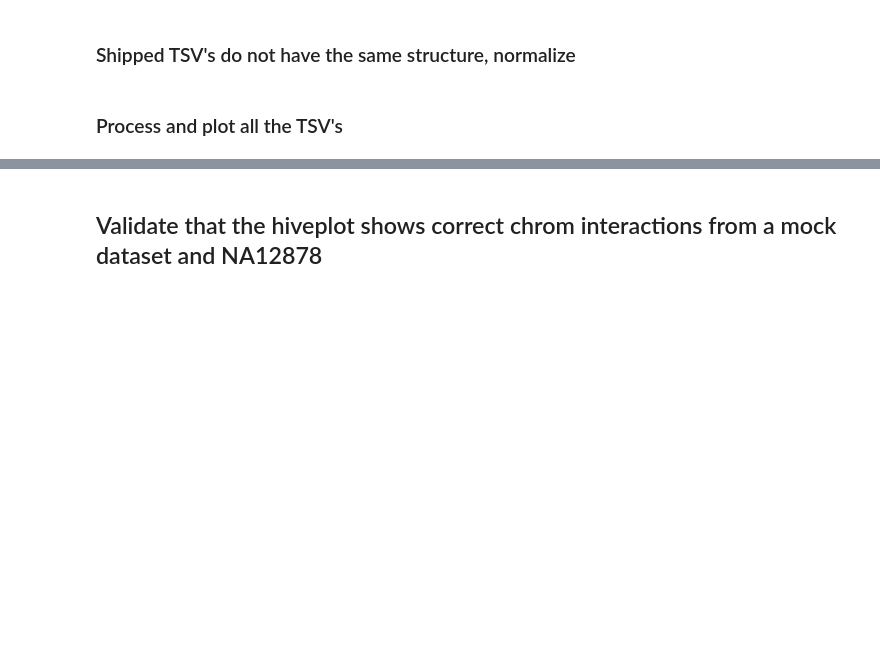
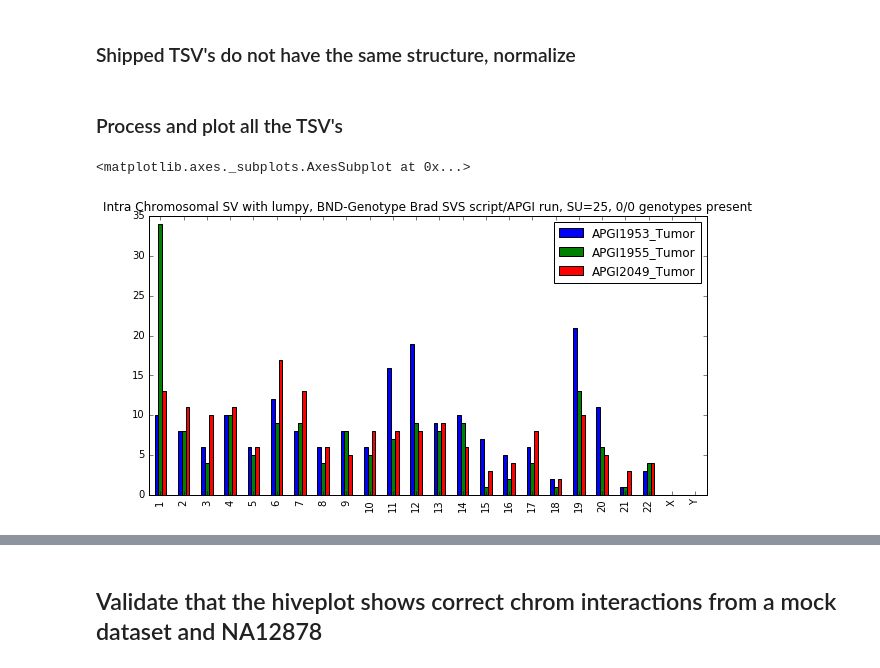
Before and after one commit to brainstorm/cancer-hiveplots, a Jupyter notebook: hiveplots.ipynb, the cells around one changed output, grey strips where cells are left out. Drawn from its saved outputs; the diff is of its cells as text; code cells hidden in the pictures; blank space fills up the shorter version.

Commit message:
Add Lorena and Brad scripts for easier reproducibility and comparisons

```diff
--- a/hiveplots.ipynb
+++ b/hiveplots.ipynb
@@ -63,6 +64,9 @@ lorena_tsv = "data/lorena_tsv"
 brad_vcf = "data/bradsv/input"
 brad_csv = "data/bradsv"
 
+bnd_genotype_vcf = "data/bndgenotype/input"
+bnd_genotype_csv = "data/bndgenotype"
+
 event_colors = {'DEL': 'red',
                 'INV': 'yellow',
                 'DUP': 'blue',
@@ -346,19 +351,22 @@ def process_samples(vcf_files, out_tsv, pass_filter):
     return samples
 # %%
 #samples = process_samples(lorena_vcf, lorena_tsv, pass_filter=False)
-samples = process_samples(vcf_data, vcf_data, pass_filter=False)
+samples = process_samples(bnd_genotype_vcf, bnd_genotype_csv, pass_filter=False)
 chrom_svs = samples[0][0][['sample', 'chrom1', 'chrom2', 'svtype']]
 chrom_svs.columns = ['sample', 'chrom', 'chrom_b', 'sv']
 
 tumors = []
 
 for sample in chrom_svs.groupby("sample"):
     tumors.append((sample[1], sample[0]))
 
 #hiveplot(chrom_svs)
 #sample_summary_table(tumors).to_excel("New_APGI_Tumors_manta_with_Brad_script.xls")
 #chrom_svs[0][0].groupby('sv')['sv'].count()
 #chrom_svs
-sample_summary_table(tumors).applymap(lambda x: x[0]).plot(kind="bar", figsize=(10, 5), title="Intra Chromosomal SV with lumpy, Brad script, SU=25")
+sample_summary_table(tumors).applymap(lambda x: x[0]).plot(kind="bar", figsize=(10, 5), title="Intra Chromosomal SV with lumpy, BND-Genotype Brad SVS script/APGI run, SU=25, 0/0 genotypes present")
+# %% [output]
+<matplotlib.axes._subplots.AxesSubplot at 0x...>
+[figure, added]
 # %%
 sample_summary_table(tumors).applymap(lambda x: x[1]).plot(kind="bar", figsize=(10, 5), title="Inter Chromosomal SV with lumpy, Brad script, SU=25")
```
Also changed, not shown: parts of 4 cells of this notebook, 3 other files.
